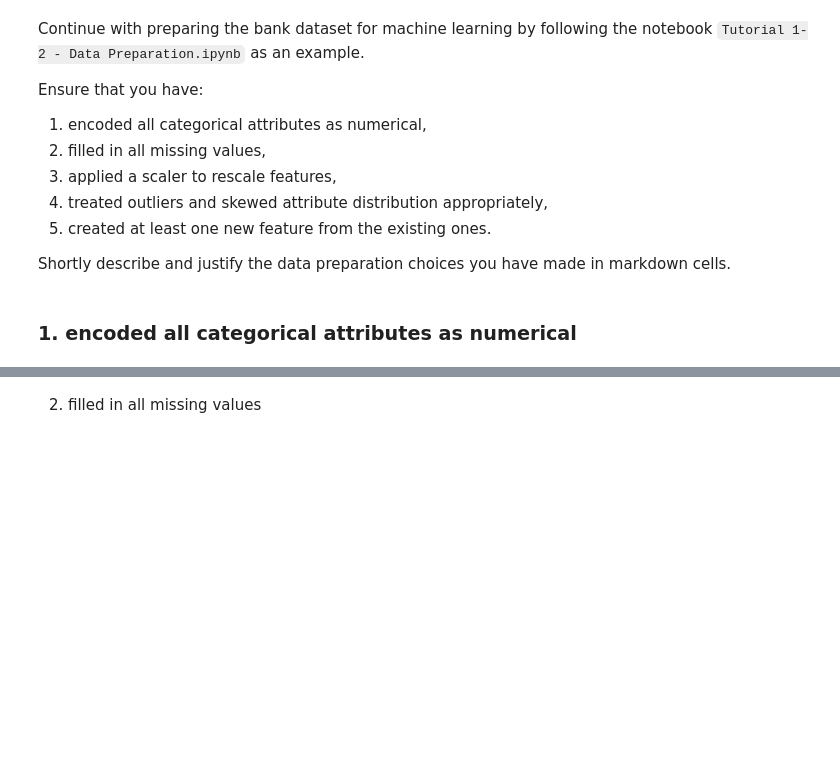
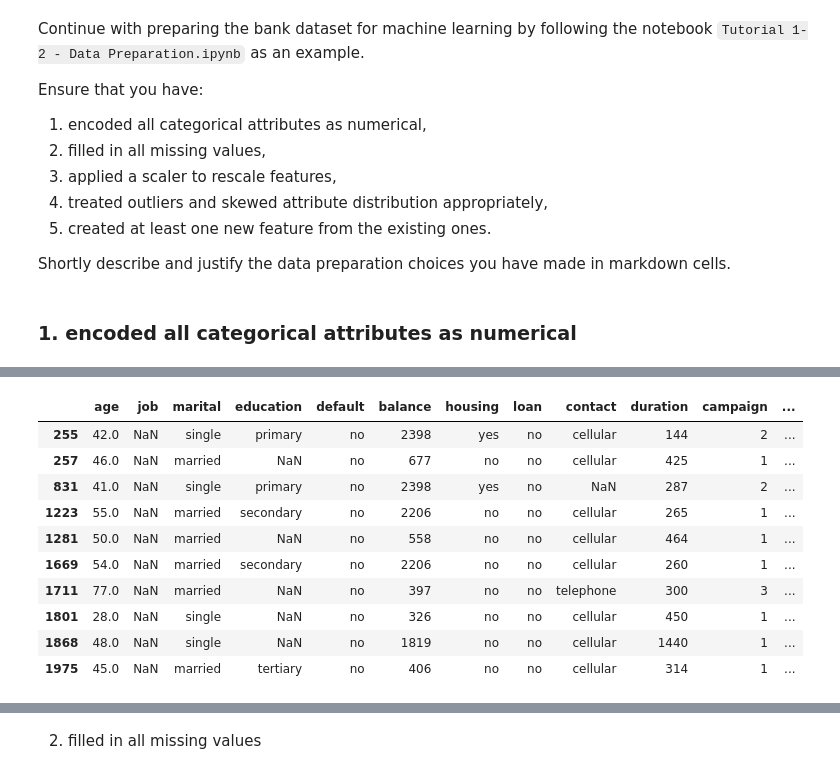
Before and after one commit to ger534/MSc-AI-2026-2027, a Jupyter notebook: CS6062 - Data Analytics/e-tivity1/etivity1.ipynb, the cells around one changed output, grey strips where cells are left out. Saved outputs shown, nothing was run; the diff lists cells and outputs as text; code cells hidden in the pictures; blank space fills up the shorter version.

```diff
--- a/CS6062 - Data Analytics/e-tivity1/etivity1.ipynb
+++ b/CS6062 - Data Analytics/e-tivity1/etivity1.ipynb
@@ -314,0 +286,18 @@ bank_dataset.tail()
+# %%
+# for conversations with peers, I understood one-hot encoding job
+# could add noise. For ten values, the cure taxes more than the disease
+# so I'm imputating job column
+
+bank_dataset[bank_dataset['job'].isna()]
+# %% [output]
+|  | age | job | marital | education | default | balance | housing | loan | contact | duration | campaign | ... |
+| 255 | 42.0 | NaN | single | primary | no | 2398 | yes | no | cellular | 144 | 2 | ... |
+| 257 | 46.0 | NaN | married | NaN | no | 677 | no | no | cellular | 425 | 1 | ... |
+| 831 | 41.0 | NaN | single | primary | no | 2398 | yes | no | NaN | 287 | 2 | ... |
+| 1223 | 55.0 | NaN | married | secondary | no | 2206 | no | no | cellular | 265 | 1 | ... |
+| 1281 | 50.0 | NaN | married | NaN | no | 558 | no | no | cellular | 464 | 1 | ... |
+| 1669 | 54.0 | NaN | married | secondary | no | 2206 | no | no | cellular | 260 | 1 | ... |
+| 1711 | 77.0 | NaN | married | NaN | no | 397 | no | no | telephone | 300 | 3 | ... |
+| 1801 | 28.0 | NaN | single | NaN | no | 326 | no | no | cellular | 450 | 1 | ... |
+| 1868 | 48.0 | NaN | single | NaN | no | 1819 | no | no | cellular | 1440 | 1 | ... |
+| 1975 | 45.0 | NaN | married | tertiary | no | 406 | no | no | cellular | 314 | 1 | ... |
```
Also changed, not shown: parts of 20 cells of this notebook.
